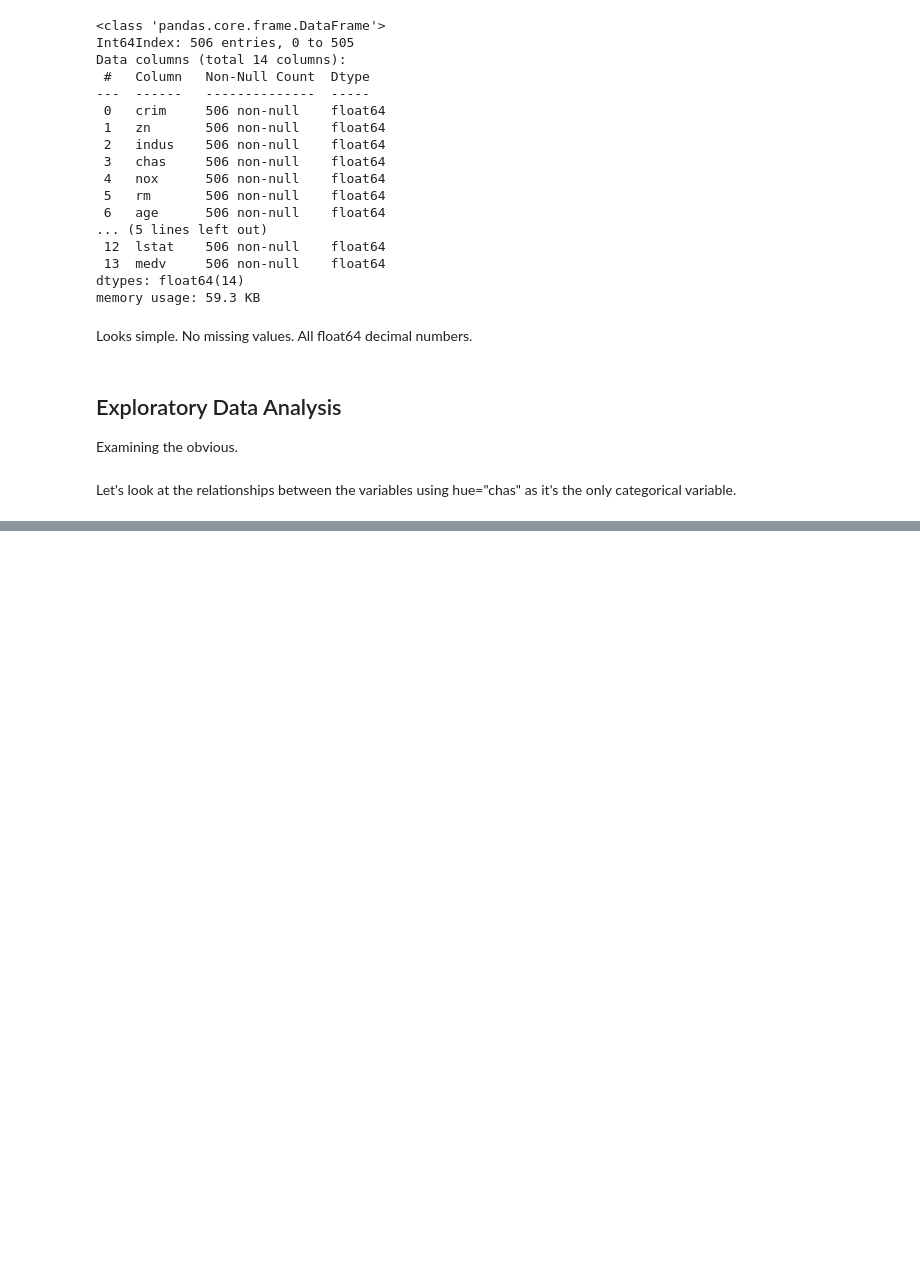
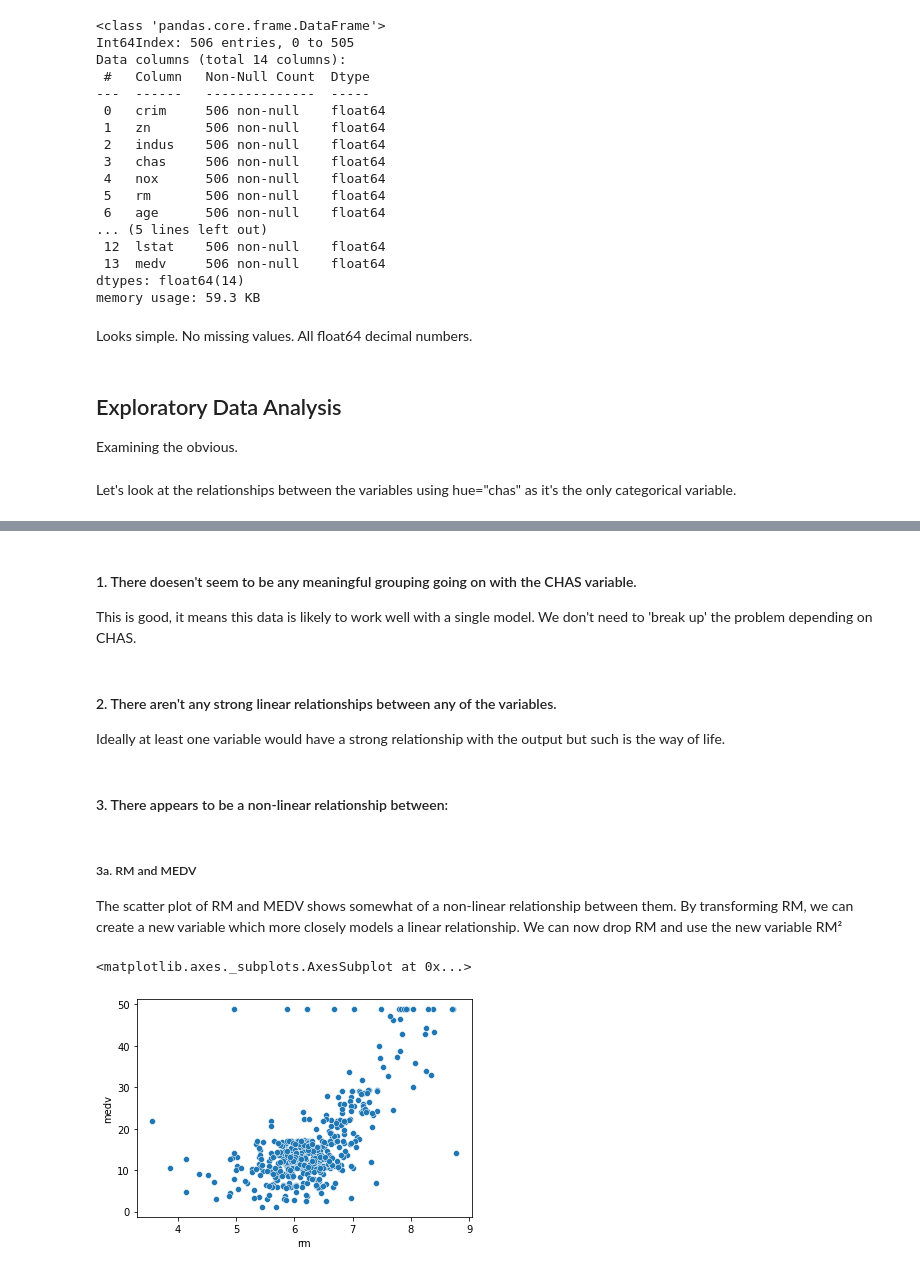
Before and after one commit to JacksonKerr/LinearRegression, a Jupyter notebook: Assignment.ipynb, the cells around one changed output, grey strips where cells are left out. Cells and saved outputs as stored; diff of their text form; code cells hidden in the pictures; blank space fills up the shorter version.

```diff
--- a/Assignment.ipynb
+++ b/Assignment.ipynb
@@ -5,3 +7,6 @@
+# %%
+fast = True         # If true, uses cached graph images for speed
+dataFromGit = True  # If true, automatically get the data from github repo
 # %% [markdown]
 ##Gettin That Data:
 Let's start by importing the modified boston data.
@@ -10,11 +15,15 @@ import pandas as pd
 import io
 from google.colab import files
 
-uploaded = files.upload()
-for fn in uploaded.keys():
-  print('User uploaded file "{name}" with length {length} bytes'.format(
-      name=fn, length=len(uploaded[fn])))
-
-bost = pd.read_csv(io.BytesIO(uploaded['modified_boston.csv']), index_col=0)
+bost = pd.DataFrame()
+if dataFromGit:
+  url = "https://raw.githubusercontent.com/JacksonKerr/LinearRegression/main/modified_boston.csv"
+  bost = pd.read_csv(url, index_col=0)
+else:
+  uploaded = files.upload()
+  for fn in uploaded.keys():
+    print('User uploaded file "{name}" with length {length} bytes'.format(
+        name=fn, length=len(uploaded[fn])))
+  bost = pd.read_csv(io.BytesIO(uploaded['modified_boston.csv']), index_col=0)
 bost
 # %% [output]
@@ -126,0 +116,20 @@ Some notes:
+# %% [markdown]
+#### 1. There doesen't seem to be any meaningful grouping going on with the CHAS variable.
+
+This is good, it means this data is likely to work well with a single model. We don't need to 'break up' the problem depending on CHAS.
+# %% [markdown]
+#### 2. There aren't any strong linear relationships between any of the variables.
+
+Ideally at least one variable would have a strong relationship with the output but such is the way of life.
+# %% [markdown]
+#### 3. There appears to be a non-linear relationship between:
+# %% [markdown]
+##### 3a. RM and MEDV
+The scatter plot of RM and MEDV shows somewhat of a non-linear relationship between them.
+By transforming RM, we can create a new variable which more closely models a linear relationship.
+We can now drop RM and use the new variable RM²
+# %%
+sns.scatterplot(x=bost["rm"], y=bost["medv"])
+# %% [output]
+<matplotlib.axes._subplots.AxesSubplot at 0x...>
+[figure, added]
```
Also changed, not shown: parts of 39 cells of this notebook.
